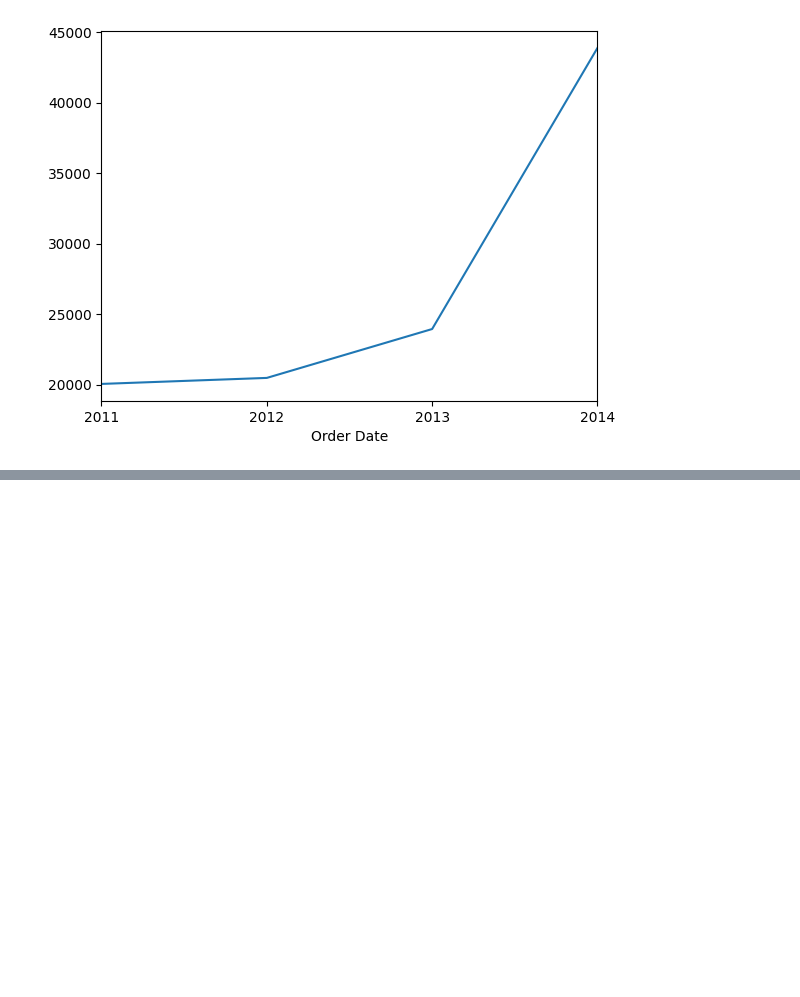
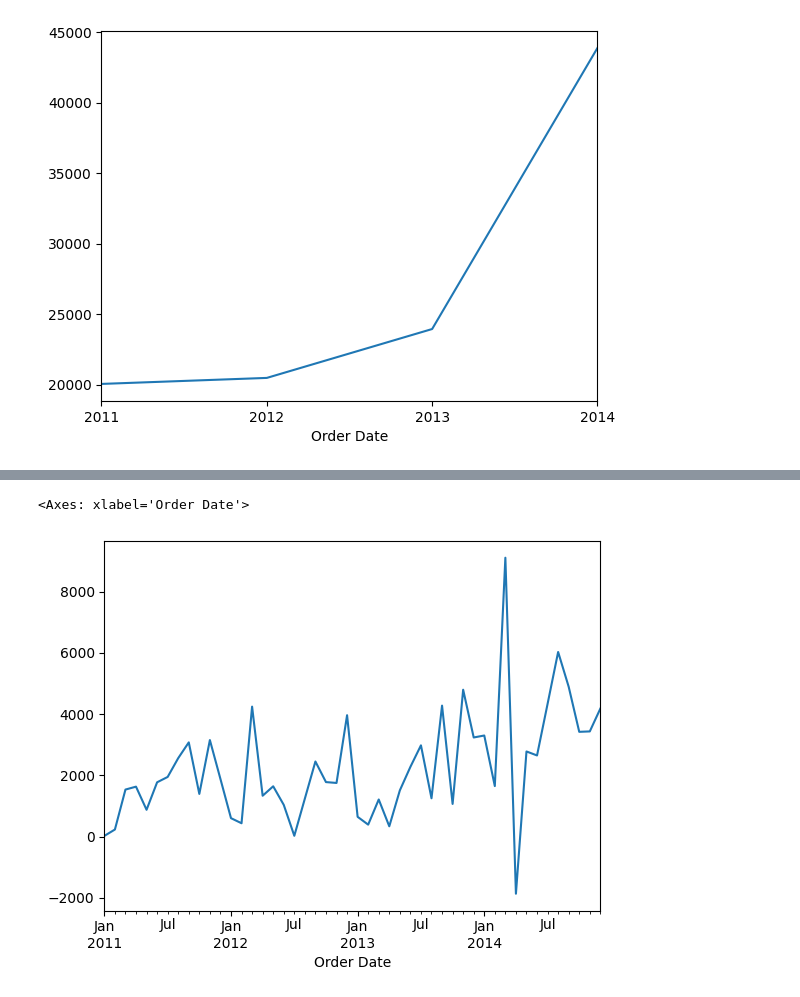
Before and after one commit to ksa-de101-0824/python-pandas, a Jupyter notebook: Demo/2 granularity.ipynb, the cells around one changed output, grey strips where cells are left out. Saved outputs shown, nothing was run; the diff lists cells and outputs as text; code cells hidden in the pictures; blank space fills up the shorter version.

```diff
--- a/Demo/2 granularity.ipynb
+++ b/Demo/2 granularity.ipynb
@@ -6,9 +6,6 @@ df = pd.read_excel("../Data/Amazon 2_Raw.xlsx")
 df.dropna(how='any', inplace=True)
 # %% [markdown]
 Extract year and month attributes
-# %%
-df['Month'] = df['Ship Date'].dt.month
-df['Year'] = df['Ship Date'].dt.year
 # %% [markdown]
 # Raw Data
 # %%
@@ -54,3 +51,8 @@ df_less_granular.plot.line()
 # %% [output]
 <Axes: xlabel='Order Date'>
 [figure]
+# %%
+df_monthly_sales = df.resample('1M', on = 'Order Date')['Profit'].sum()
+df_monthly_sales
+# No more "day/month" level data
+# Cannot drill down anymore
@@ -56,0 +77,5 @@ df_less_granular.plot.line()
+# %%
+df_monthly_sales.plot.line()
+# %% [output]
+<Axes: xlabel='Order Date'>
+[figure, added]
```
Also changed, not shown: parts of 2 cells of this notebook.
